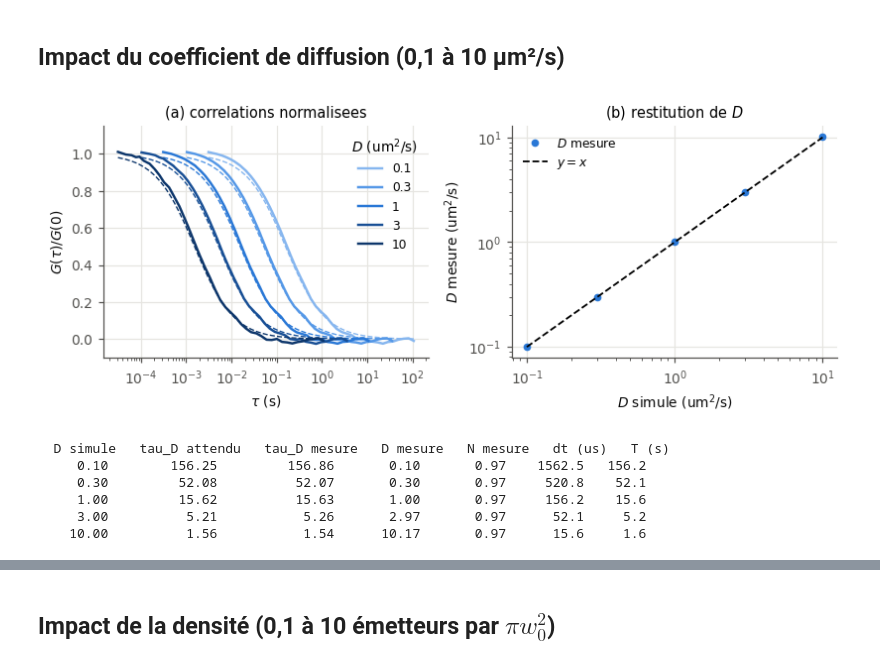
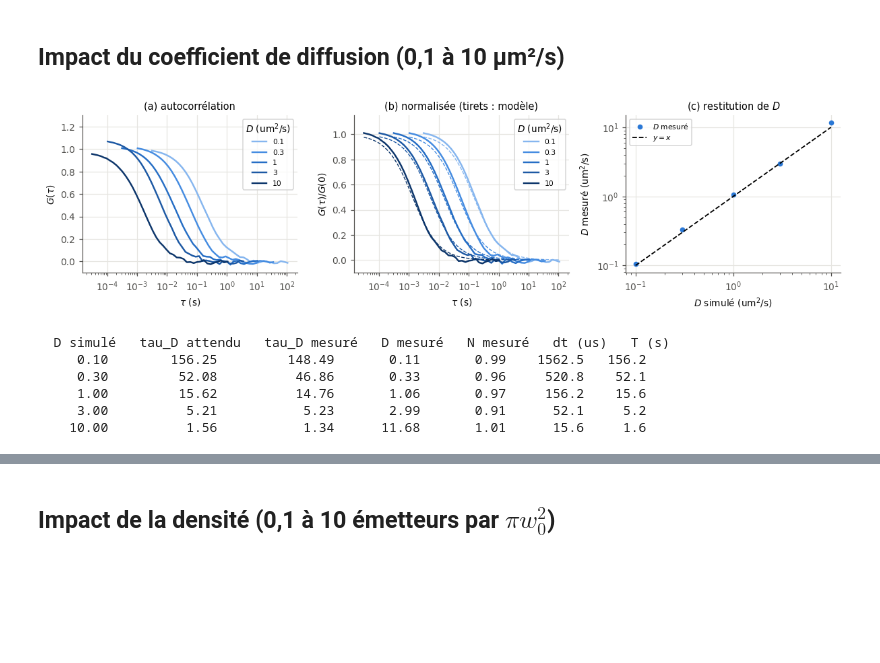
Before and after one commit to EliasOuelletOviedo/Analyse-des-signaux, a Jupyter notebook: Devoir 2/Devoir 2.ipynb, the cells around one changed output, grey strips where cells are left out. Saved outputs shown, nothing was run; the diff lists cells and outputs as text; code cells hidden in the pictures; blank space fills up the shorter version.

```diff
--- a/Devoir 2/Devoir 2.ipynb
+++ b/Devoir 2/Devoir 2.ipynb
@@ -1245,8 +1346,8 @@ geo = [("2D libre", Boite(L2), N2, CAT[0]),
        ("tube d = 1 um", Tube(1.0, L_TUBE), int(DENS_TUBE*L_TUBE), CAT[2])]
 res_c = []
 
-for nom, dom, n, c in geo:
-    t, F = frap(dom, D2, RB, 12*RB**2, 0.005*RB**2, n, n_rep=4, seed=200)
+for k, (nom, dom, n, c) in enumerate(geo):
+    t, F = frap(dom, D2, RB, 12*RB**2, 0.005*RB**2, n, n_rep=4, seed=23 + 100*k)
     res_c.append((nom, t, F, c))
 
 fig, ax = plt.subplots(1, 3, figsize=(10, 3.1))
@@ -1257,7 +1358,7 @@ for nom, t, F, c in res_c:
 
 ax[0].set_xscale("log")
 ax[0].set_xlabel("t (s)")
-ax[0].set_ylabel("fluorescence normalisee")
+ax[0].set_ylabel("fluorescence normalisée")
 ax[0].legend()
 ax[0].set_title("(a) retour de fluorescence")
 
@@ -1268,7 +1369,7 @@ ax[1].plot(tt, 0.25*tt**-1., ":", color=GRIS, lw=1.2, label="$t^{-1}$ (2D)")
 ax[1].set_xscale("log")
 ax[1].set_yscale("log")
 ax[1].set_xlabel("t (s)")
-ax[1].set_ylabel("deficit $1 - F/F_\\infty$")
+ax[1].set_ylabel("déficit $1 - F/F_\\infty$")
 ax[1].legend()
 ax[1].set_title("(b) queue du retour")
 
@@ -1278,13 +1379,15 @@ i = int(0.35*len(t))
 ax[2].plot(t[:i], res_c[0][2][:i], color=CAT[0], lw=1.8, label="2D libre")
 ax[2].plot(t[:i], res_c[1][2][:i], color=CAT[2], lw=1.8, label="tube")
 ax[2].set_xlabel("t (s)")
-ax[2].set_ylabel("fluorescence normalisee")
+ax[2].set_ylabel("fluorescence normalisée")
 ax[2].legend()
-ax[2].set_title("(c) debut du retour (echelle lineaire)")
+ax[2].set_title("(c) début du retour (échelle linéaire)")
 
 plt.show()
 
+print("  geometrie        plateau    t_1/2 (s)")
+
 for nom, t, F, c in res_c:
-    a = ajuste_frap(t, F, RB)
-    print("%-14s : plateau %.2f  |  D par le modele 2D = %.2f um2/s  (vrai %.1f)" % (nom, a["mobile"], a["D"], D2))
+    a = ajuste_frap(t, F)
+    print("  %-14s   %7.3f   %8.3f" % (nom, a["mobile"], a["t_demi"]))
 # %% [output]
@@ -1393,47 +1501,55 @@ elles sont indépendantes : l'une est portée par l'amplitude, l'autre par la po
 ## Impact du coefficient de diffusion (0,1 à 10 µm²/s)
 # %%
 Ds3 = [0.1, 0.3, 1.0, 3.0, 10.0]
-fig, ax = plt.subplots(1, 2, figsize=(7.5, 3.1))
+fig, ax = plt.subplots(1, 3, figsize=(11, 3.1))
 res_D = []
 
-for c, D in zip(seq(len(Ds3)), Ds3):
+for k, (c, D) in enumerate(zip(seq(len(Ds3)), Ds3)):
     tauD = W0**2/(4*D)
-    tau, G, err = fcs(Boite(L3), D, 1000*tauD, tauD/100, n3, Faisceau(W0), n_rep=10, seed=11, cps=CPS)
+    tau, G, err, _ = fcs(Boite(L3), D, 1000*tauD, tauD/100, n3, Faisceau(W0), n_rep=8, seed=31 + 100*k, cps=CPS)
     r = ajuste_fcs(tau, G, W0)
     res_D.append(r)
 
-    ax[0].plot(tau, G/G[:3].mean(), color=c, lw=1.6, label="%g" % D)
-    ax[0].plot(tau, modele_fcs(tau, 1., r["tau_D"]), color=c, lw=.9, ls="--")
+    ax[0].plot(tau, G, color=c, lw=1.6, label="%g" % D)
+    ax[1].plot(tau, G/G[:3].mean(), color=c, lw=1.6, label="%g" % D)
+    ax[1].plot(tau, modele_fcs(tau, 1., r["tau_D"]), color=c, lw=.9, ls="--")
 
 ax[0].set_xscale("log")
-ax[0].set_ylim(-0.1, 1.15)
+ax[0].set_ylim(-0.1, 1.3)
 ax[0].set_xlabel("$\\tau$ (s)")
-ax[0].set_ylabel("$G(\\tau)/G(0)$")
-ax[0].legend(title="$D$ (um$^2$/s)")
-ax[0].set_title("(a) correlations normalisees")
+ax[0].set_ylabel("$G(\\tau)$")
+ax[0].legend(title="$D$ (um$^2$/s)", fontsize=7)
+ax[0].set_title("(a) autocorrélation")
 
-ax[1].plot(Ds3, [r["D"] for r in res_D], "o", color=CAT[0], label="$D$ mesure")
-ax[1].plot(Ds3, Ds3, "--", color="k", lw=1.2, label="$y = x$")
 ax[1].set_xscale("log")
-ax[1].set_yscale("log")
-ax[1].set_xlabel("$D$ simule (um$^2$/s)")
-ax[1].set_ylabel("$D$ mesure (um$^2$/s)")
-ax[1].legend()
-ax[1].set_title("(b) restitution de $D$")
+ax[1].set_ylim(-0.1, 1.15)
+ax[1].set_xlabel("$\\tau$ (s)")
+ax[1].set_ylabel("$G(\\tau)/G(0)$")
+ax[1].legend(title="$D$ (um$^2$/s)", fontsize=7)
+ax[1].set_title("(b) normalisée (tirets : modèle)")
+
+ax[2].plot(Ds3, [r["D"] for r in res_D], "o", color=CAT[0], label="$D$ mesuré")
+ax[2].plot(Ds3, Ds3, "--", color="k", lw=1.2, label="$y = x$")
+ax[2].set_xscale("log")
+ax[2].set_yscale("log")
+ax[2].set_xlabel("$D$ simulé (um$^2$/s)")
+ax[2].set_ylabel("$D$ mesuré (um$^2$/s)")
+ax[2].legend(fontsize=7)
+ax[2].set_title("(c) restitution de $D$")
 
 plt.show()
 
-print("  D simule   tau_D attendu   tau_D mesure   D mesure   N mesure   dt (us)   T (s)")
+print("  D simulé   tau_D attendu   tau_D mesuré   D mesuré   N mesuré   dt (us)   T (s)")
 
 for D, r in zip(Ds3, res_D):
     tauD = W0**2/(4*D)
     print("  %7.2f   %11.2f   %12.2f   %8.2f   %8.2f   %7.1f   %5.1f" % (D, 1e3*tauD, 1e3*r["tau_D"], r["D"], r["N"], 1e6*tauD/100, 1000*tauD))
 # %% [output]
-[figure, old version]
+[figure, new version]
-  D simule   tau_D attendu   tau_D mesure   D mesure   N mesure   dt (us)   T (s)
-     0.10        156.25         156.86       0.10       0.97    1562.5   156.2
-     0.30         52.08          52.07       0.30       0.97     520.8    52.1
-     1.00         15.62          15.63       1.00       0.97     156.2    15.6
-     3.00          5.21           5.26       2.97       0.97      52.1     5.2
-    10.00          1.56           1.54      10.17       0.97      15.6     1.6
+  D simulé   tau_D attendu   tau_D mesuré   D mesuré   N mesuré   dt (us)   T (s)
+     0.10        156.25         148.49       0.11       0.99    1562.5   156.2
+     0.30         52.08          46.86       0.33       0.96     520.8    52.1
+     1.00         15.62          14.76       1.06       0.97     156.2    15.6
+     3.00          5.21           5.23       2.99       0.91      52.1     5.2
+    10.00          1.56           1.34      11.68       1.01      15.6     1.6
 # %% [markdown]
```
Also changed, not shown: parts of 46 cells of this notebook.
